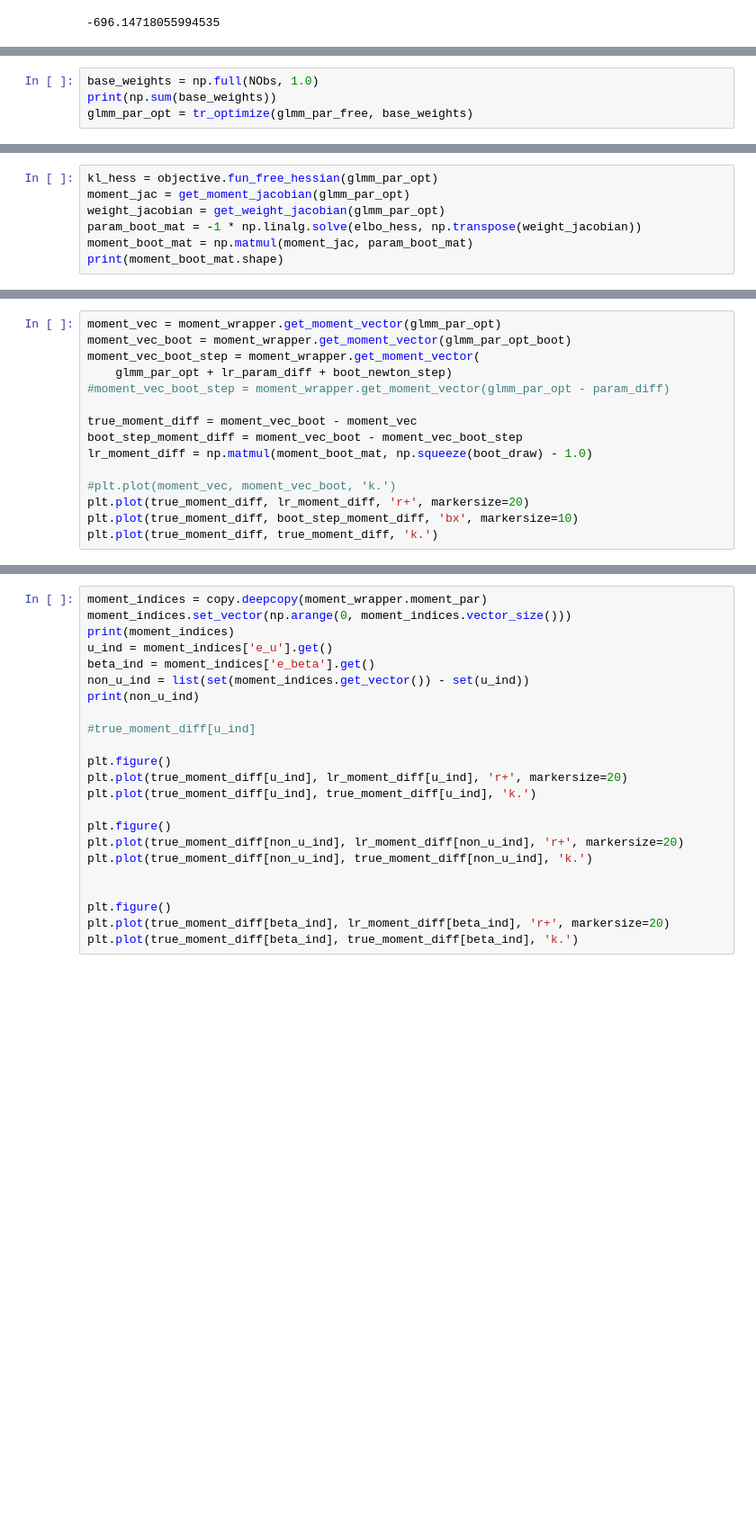
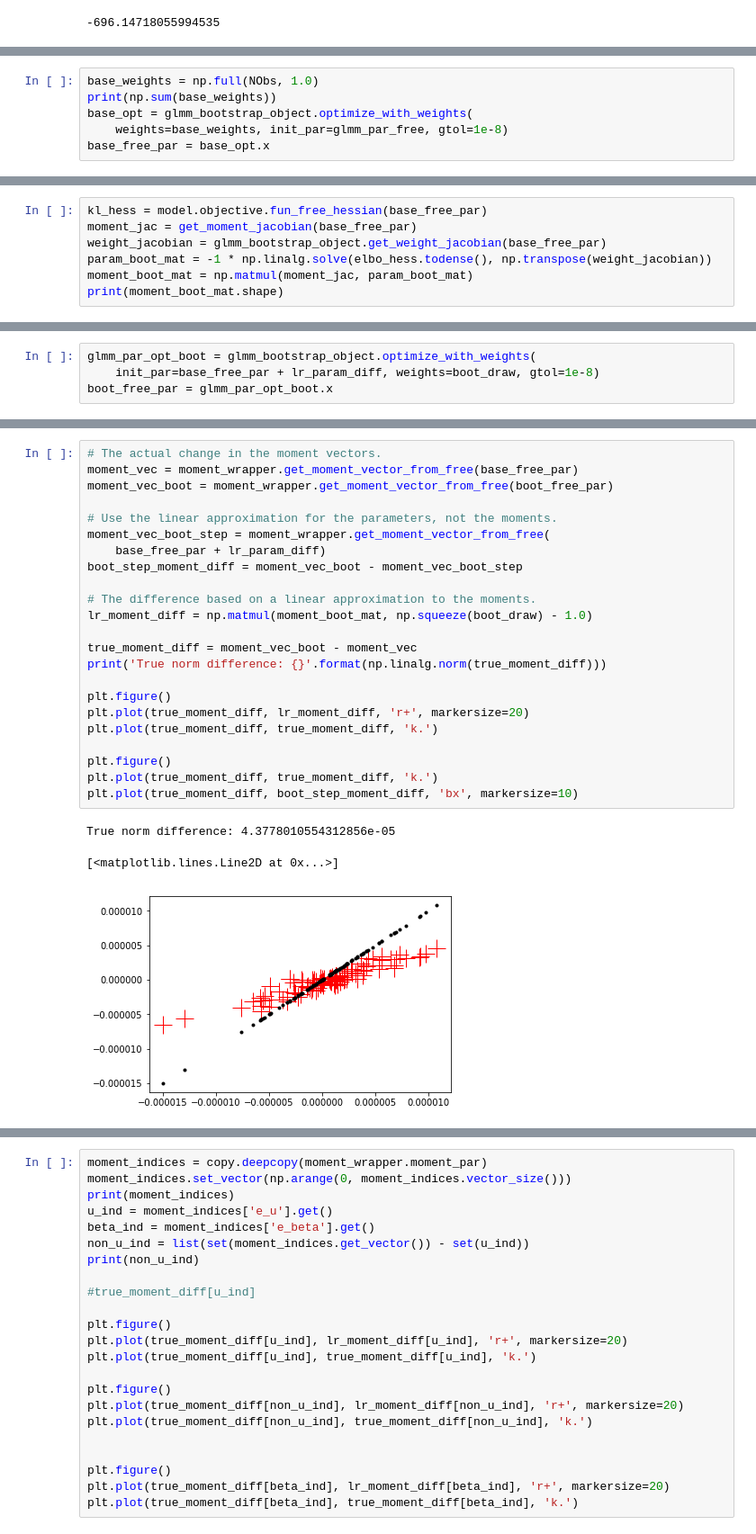
Before and after one commit to rgiordan/LinearResponseVariationalBayes.py, a Jupyter notebook: Models/LogisticGLMM/BootstrapLogisticGLMM.ipynb, the cells around one changed output, grey strips where cells are left out. Shown at 90% size. Saved outputs shown, nothing was run; the diff lists cells and outputs as text; blank space fills up the shorter version.

Commit message:
Update bootstrap

```diff
--- a/Models/LogisticGLMM/BootstrapLogisticGLMM.ipynb
+++ b/Models/LogisticGLMM/BootstrapLogisticGLMM.ipynb
@@ -161,6 +172,8 @@ def get_model_weight_grad(free_par_vec, weights, num_gh_points=4):
 # %%
 base_weights = np.full(NObs, 1.0)
 print(np.sum(base_weights))
-glmm_par_opt = tr_optimize(glmm_par_free, base_weights)
+base_opt = glmm_bootstrap_object.optimize_with_weights(
+    weights=base_weights, init_par=glmm_par_free, gtol=1e-8)
+base_free_par = base_opt.x
 # %% [output]
 1000.0
@@ -168,7 +190,7 @@ TypeError: only length-1 arrays can be converted to Python scalars
 # %%
-kl_hess = objective.fun_free_hessian(glmm_par_opt)
-moment_jac = get_moment_jacobian(glmm_par_opt)
-weight_jacobian = get_weight_jacobian(glmm_par_opt)
-param_boot_mat = -1 * np.linalg.solve(elbo_hess, np.transpose(weight_jacobian))
+kl_hess = model.objective.fun_free_hessian(base_free_par)
+moment_jac = get_moment_jacobian(base_free_par)
+weight_jacobian = glmm_bootstrap_object.get_weight_jacobian(base_free_par)
+param_boot_mat = -1 * np.linalg.solve(elbo_hess.todense(), np.transpose(weight_jacobian))
 moment_boot_mat = np.matmul(moment_jac, param_boot_mat)
 print(moment_boot_mat.shape)
@@ -187,0 +221,4 @@ glmm_par_opt_boot = tr_optimize(glmm_par_opt + lr_param_diff, boot_draw)
+# %%
+glmm_par_opt_boot = glmm_bootstrap_object.optimize_with_weights(
+    init_par=base_free_par + lr_param_diff, weights=boot_draw, gtol=1e-8)
+boot_free_par = glmm_par_opt_boot.x
@@ -188,15 +235,27 @@ glmm_par_opt_boot = tr_optimize(glmm_par_opt + lr_param_diff, boot_draw)
 # %%
-moment_vec = moment_wrapper.get_moment_vector(glmm_par_opt)
-moment_vec_boot = moment_wrapper.get_moment_vector(glmm_par_opt_boot)
-moment_vec_boot_step = moment_wrapper.get_moment_vector(
-    glmm_par_opt + lr_param_diff + boot_newton_step)
-#moment_vec_boot_step = moment_wrapper.get_moment_vector(glmm_par_opt - param_diff)
+# The actual change in the moment vectors.
+moment_vec = moment_wrapper.get_moment_vector_from_free(base_free_par)
+moment_vec_boot = moment_wrapper.get_moment_vector_from_free(boot_free_par)
+
+# Use the linear approximation for the parameters, not the moments.
+moment_vec_boot_step = moment_wrapper.get_moment_vector_from_free(
+    base_free_par + lr_param_diff)
+boot_step_moment_diff = moment_vec_boot - moment_vec_boot_step
+
+# The difference based on a linear approximation to the moments.
+lr_moment_diff = np.matmul(moment_boot_mat, np.squeeze(boot_draw) - 1.0)
 
 true_moment_diff = moment_vec_boot - moment_vec
-boot_step_moment_diff = moment_vec_boot - moment_vec_boot_step
-lr_moment_diff = np.matmul(moment_boot_mat, np.squeeze(boot_draw) - 1.0)
+print('True norm difference: {}'.format(np.linalg.norm(true_moment_diff)))
 
-#plt.plot(moment_vec, moment_vec_boot, 'k.')
+plt.figure()
 plt.plot(true_moment_diff, lr_moment_diff, 'r+', markersize=20)
+plt.plot(true_moment_diff, true_moment_diff, 'k.')
+
+plt.figure()
+plt.plot(true_moment_diff, true_moment_diff, 'k.')
 plt.plot(true_moment_diff, boot_step_moment_diff, 'bx', markersize=10)
-plt.plot(true_moment_diff, true_moment_diff, 'k.')
+# %% [output]
+True norm difference: 4.3778010554312856e-05
+[<matplotlib.lines.Line2D at 0x...>]
+[figure, added]
```
Also changed, not shown: parts of 9 cells of this notebook, 2 other files.
